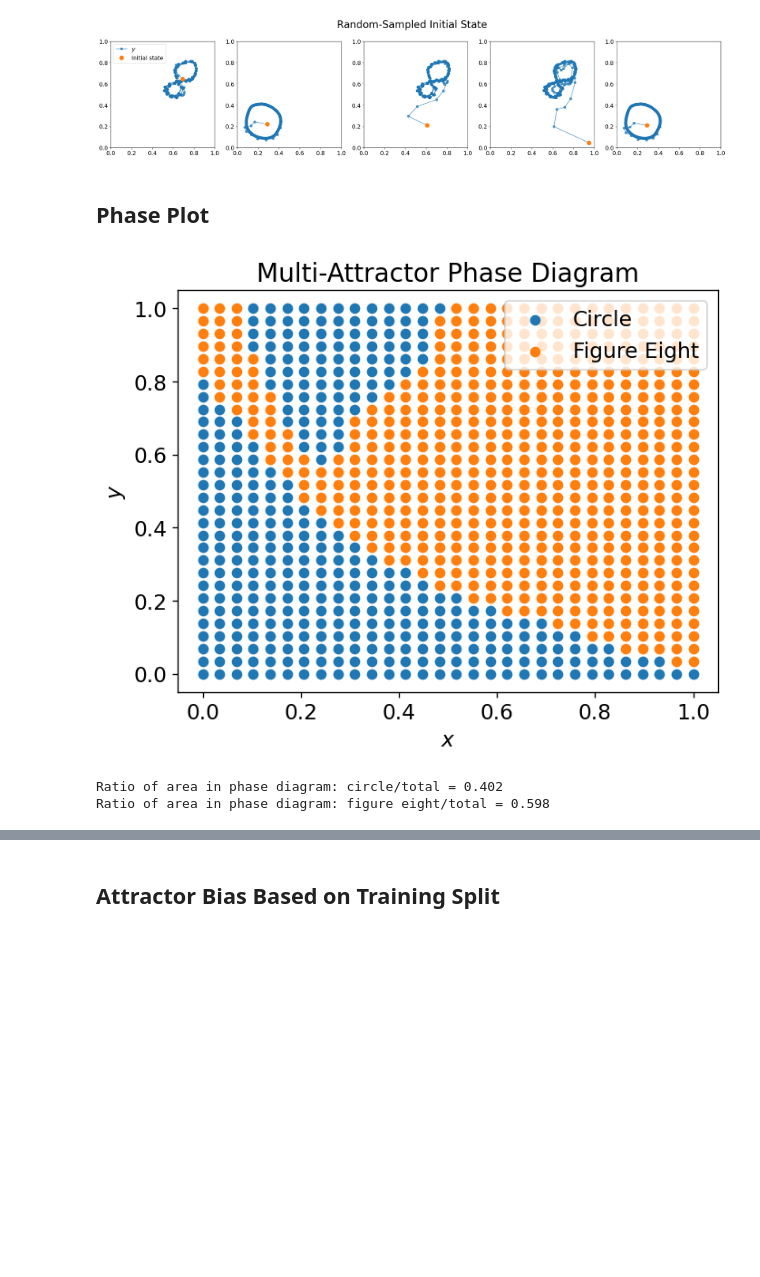
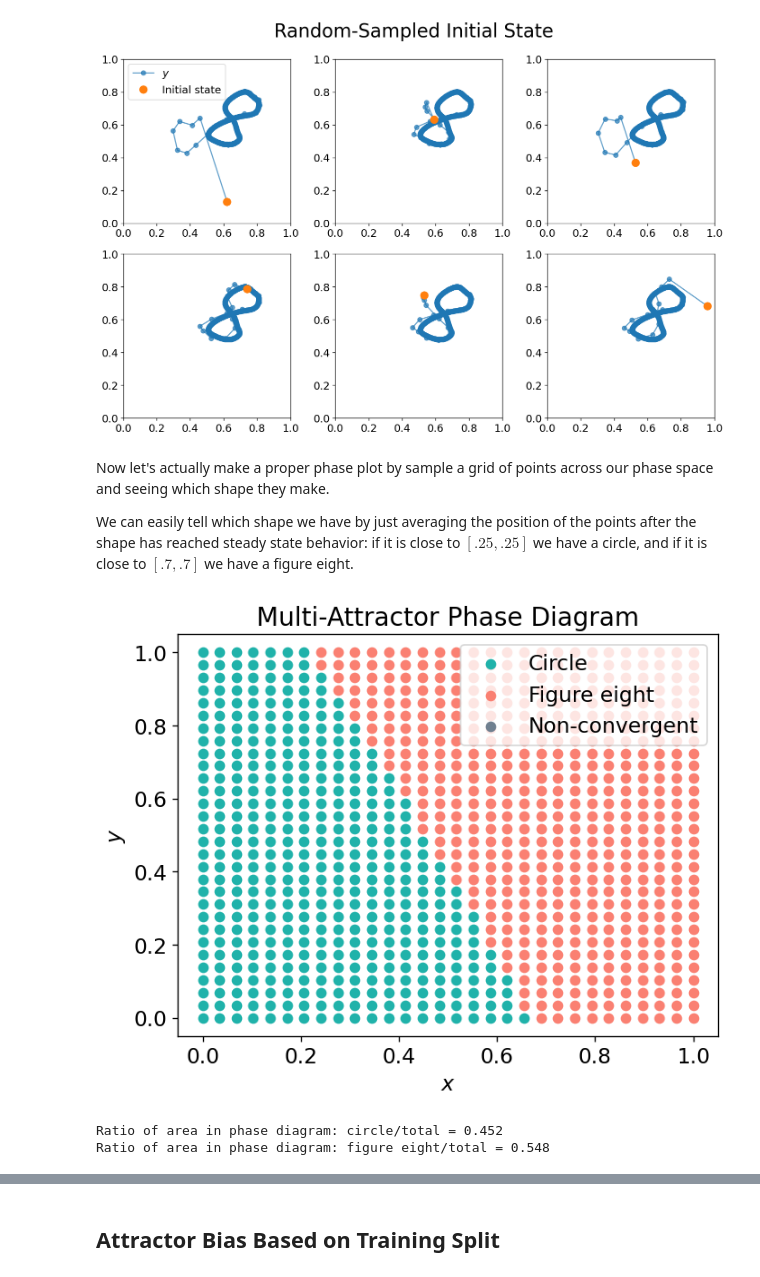
Before and after one commit to Jfeatherstone/ElmanNetwork, a Jupyter notebook: MultiAttractor.ipynb, the cells around one changed output, grey strips where cells are left out. Cells and saved outputs as stored; diff of their text form; code cells hidden in the pictures; blank space fills up the shorter version.

```diff
--- a/MultiAttractor.ipynb
+++ b/MultiAttractor.ipynb
@@ -32,7 +52,7 @@ plt.show()
 # %%
-numEpochs = 15000
+numEpochs = 100000
 
-model = ElmanNetwork(loadPath='models/multi_attractor.npz')
+model = load('models/multi_attractor.npz')
 
 inputArr = np.array(list(zip(xArr, yArr)))[:-1]
 targetArr = np.array(list(zip(xArr, yArr)))[1:]
@@ -42,8 +72,14 @@ errorArr = np.zeros(numEpochs) # list to store errors
 # %%
-numEpochs = 50000
-circleFigureEightTrainingSplit = .3 # .2 means 20% circle, 80% figure eight
-noiseStrength = .01
+# Quite a few epochs
+numEpochs = 30000
+# What percent of the epochs should train the circle?
+circleFigureEightTrainingSplit = .4 # .2 means 20% circle, 80% figure eight
+# How strong should the noise be that we add to the training data each epoch?
+# This value is the width of the gaussian that the noise is sampled from
+# (centered at 0).
+noiseStrength = .05
 
+# 30 hidden neurons seems fine for this
 model = ElmanNetwork(inputDim=2,
                      contextDim=30,
                      outputDim=2,
@@ -55,13 +91,19 @@ circleTargetArr = np.array(list(zip(circleXArr, circleYArr)))[1:]
 feInputArr = np.array(list(zip(feXArr, feYArr)))[:-1]
 feTargetArr = np.array(list(zip(feXArr, feYArr)))[1:]
 
+# So we can easily index both input and target arrays
 inputArr = [circleInputArr, feInputArr]
 targetArr = [circleTargetArr, feTargetArr]
 
 errorArr = np.zeros(numEpochs) # list to store errors
 
-trainingOrder = [0]*int(numEpochs*circleFigureEightTrainingSplit) + [1]*int(numEpochs*(1 - circleFigureEightTrainingSplit))
+# Mix up the order in which we train each shape
+trainingOrder = [0]*int(np.floor(numEpochs*circleFigureEightTrainingSplit)) + [1]*int(np.floor(numEpochs*(1 - circleFigureEightTrainingSplit)))
 np.random.shuffle(trainingOrder)
+
+# In case rounding to integers has caused us to lose an element, we add it back
+if len(trainingOrder) < numEpochs:
+    trainingOrder += [0]* (numEpochs - len(trainingOrder))
 
 for epoch in tqdm.tqdm(range(numEpochs)):
     # Context and output
@@ -72,4 +114,4 @@ for epoch in tqdm.tqdm(range(numEpochs)):
                                               contextArr, outputArr, targetArr[trainingOrder[epoch]])
     model.updateParameters()
 
-model.save('models/multi_attractor.npz')
+save(model, 'models/multi_attractor.npz')
@@ -113,28 +165,31 @@ plt.show()
 # %%
-fig, ax = plt.subplots(1, 5, figsize=(22,5))
+initialPoints = np.random.uniform(0, 1, size=(6,2))
+#initialPoints = [[1, .2], [.5, .5]]
 
-initialPoints = np.random.uniform(0, 1, size=(5,2))
+fig, ax = plt.subplots(2, len(initialPoints) // 2, figsize=(len(initialPoints)*2,8))
 
-for i in range(5):
+for i in range(len(initialPoints)):
 
     nSteps = 1000
 
-    predictArr = model.predict(initialPoints[i], predictionSteps=nSteps)
+    predictArr = model.predict(initialPoints[i], nSteps)
 
-    ax[i].plot(predictArr[:,0], predictArr[:,1], '-o', alpha=.7, label='$ y $')
-    ax[i].plot(initialPoints[i][0], initialPoints[i][1], 'o', markersize=10, label='Initial state')
+    ax[i//len(ax[0]),i%len(ax[0])].plot(predictArr[:,0], predictArr[:,1], '-o', alpha=.7, label='$ y $')
+    ax[i//len(ax[0]),i%len(ax[0])].plot(initialPoints[i][0], initialPoints[i][1], 'o', markersize=10, label='Initial state')
 
-    ax[i].set_xlim([0, 1])
-    ax[i].set_ylim([0, 1])
+    ax[i//len(ax[0]),i%len(ax[0])].set_xlim([0, 1])
+    ax[i//len(ax[0]),i%len(ax[0])].set_ylim([0, 1])
 
-ax[0].legend()
+ax[0,0].legend()
 fig.suptitle('Random-Sampled Initial State', fontsize=25)
 fig.tight_layout()
 plt.show()
 # %% [output]
-[figure, old version]
+[figure, new version]
 # %% [markdown]
-## Phase Plot
+Now let's actually make a proper phase plot by sample a grid of points across our phase space and seeing which shape they make.
+
+We can easily tell which shape we have by just averaging the position of the points after the shape has reached steady state behavior: if it is close to $[.25, .25]$ we have a circle, and if it is close to $[.7, .7]$ we have a figure eight.
 # %%
 testXArr = np.linspace(0, 1, 30)
 testYArr = np.linspace(0, 1, 30)
@@ -145,7 +200,7 @@ phaseArr = np.zeros((len(testXArr), len(testYArr)))
 for i in range(len(testXArr)):
     for j in range(len(testYArr)):
 
-        predictArr = model.predict([testXArr[i], testYArr[j]], predictionSteps=nSteps)
+        predictArr = model.predict([testXArr[i], testYArr[j]], nSteps)
 
         # Take average of last 100
         averagePosition = np.mean(predictArr[-100:], axis=0)
@@ -153,15 +208,16 @@ for i in range(len(testXArr)):
         # If average position is around .25, .25, then it is a circle (0)
         # If average position is around .75, .75, then it is a figure eight (1)
         # Otherwise, something weird happened (2)
-        if np.sqrt(np.sum((averagePosition - np.array([.25, .25]))**2)) < .15:
+        if np.sqrt(np.sum((averagePosition - np.array([.25, .25]))**2)) < .2:
             phaseArr[i,j] = 0
-        elif np.sqrt(np.sum((averagePosition - np.array([.75, .75]))**2)) < .15:
+        elif np.sqrt(np.sum((averagePosition - np.array([.7, .7]))**2)) < .2:
             phaseArr[i,j] = 1
         else:
             phaseArr[i,j] = 2
 
-plt.scatter(testXArr[np.where(phaseArr == 0)[0]], testYArr[np.where(phaseArr == 0)[1]], label='Circle')
-plt.scatter(testXArr[np.where(phaseArr == 1)[0]], testYArr[np.where(phaseArr == 1)[1]], label='Figure Eight')
+plt.scatter(testXArr[np.where(phaseArr == 0)[0]], testYArr[np.where(phaseArr == 0)[1]], c='lightseagreen', label='Circle')
+plt.scatter(testXArr[np.where(phaseArr == 1)[0]], testYArr[np.where(phaseArr == 1)[1]], c='salmon', label='Figure eight')
+plt.scatter(testXArr[np.where(phaseArr == 2)[0]], testYArr[np.where(phaseArr == 2)[1]], c='slategray', label='Non-convergent')
 plt.legend()
 plt.xlabel('$x$')
 plt.ylabel('$y$')
@@ -172,6 +228,6 @@ values, counts = np.unique(phaseArr, return_counts=True)
 print(f'Ratio of area in phase diagram: circle/total = {counts[values == 0][0] / np.sum(counts):.3}')
 print(f'Ratio of area in phase diagram: figure eight/total = {counts[values == 1][0] / np.sum(counts):.3}')
 # %% [output]
-[figure, old version]
+[figure, new version]
-Ratio of area in phase diagram: circle/total = 0.402
-Ratio of area in phase diagram: figure eight/total = 0.598
+Ratio of area in phase diagram: circle/total = 0.452
+Ratio of area in phase diagram: figure eight/total = 0.548
```
Also changed, not shown: parts of 22 cells of this notebook, 18 other files.
